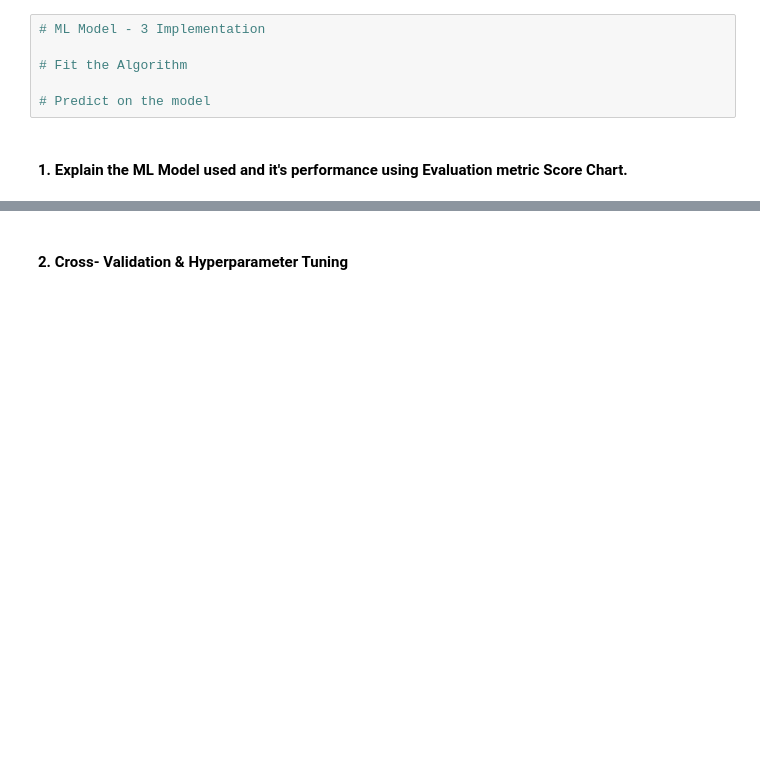
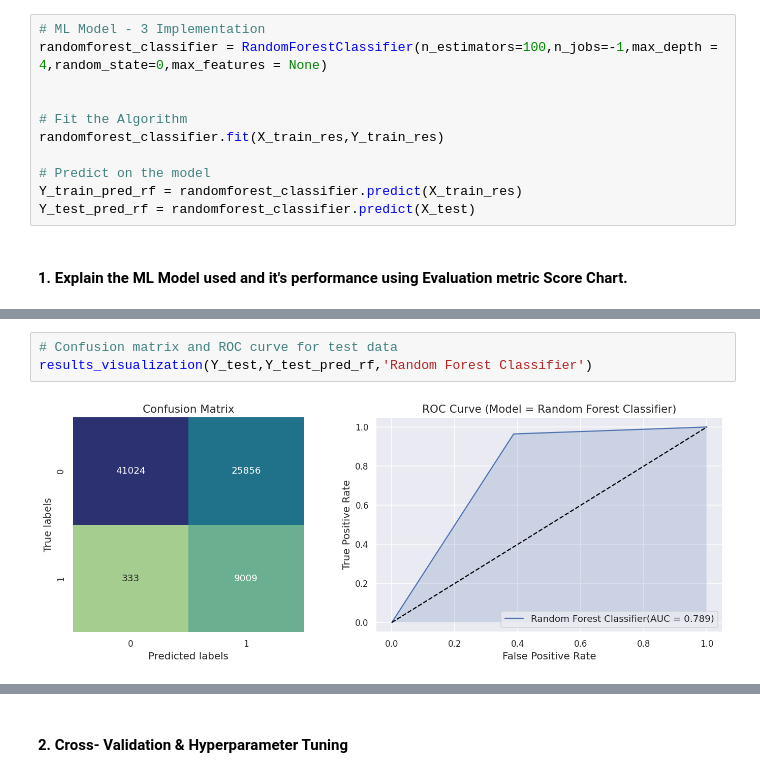
Before and after one commit to abhijain1216/Health-Insurance-Cross-Sell-Prediction-Classification-Project, a Jupyter notebook: Health_Insurance_Cross_Sell_Prediction_Classification_Project.ipynb, the cells around one changed output, grey strips where cells are left out. Saved outputs shown, nothing was run; the diff lists cells and outputs as text; blank space fills up the shorter version.

Commit message:
Implemented Random Forest

```diff
--- a/Health_Insurance_Cross_Sell_Prediction_Classification_Project.ipynb
+++ b/Health_Insurance_Cross_Sell_Prediction_Classification_Project.ipynb
@@ -1683,8 +1688,13 @@ After performing the hyperparameter tuning, the recall value decreases and the n
 # %%
 # ML Model - 3 Implementation
+randomforest_classifier = RandomForestClassifier(n_estimators=100,n_jobs=-1,max_depth = 4,random_state=0,max_features = None)
+
 
 # Fit the Algorithm
+randomforest_classifier.fit(X_train_res,Y_train_res)
 
 # Predict on the model
+Y_train_pred_rf = randomforest_classifier.predict(X_train_res)
+Y_test_pred_rf = randomforest_classifier.predict(X_test)
 # %% [markdown]
 #### 1. Explain the ML Model used and it's performance using Evaluation metric Score Chart.
@@ -1692,0 +1714,5 @@ After performing the hyperparameter tuning, the recall value decreases and the n
+# %%
+# Confusion matrix and ROC curve for test data
+results_visualization(Y_test,Y_test_pred_rf,'Random Forest Classifier')
+# %% [output]
+[figure, added]
```
Also changed, not shown: parts of 15 cells of this notebook.
